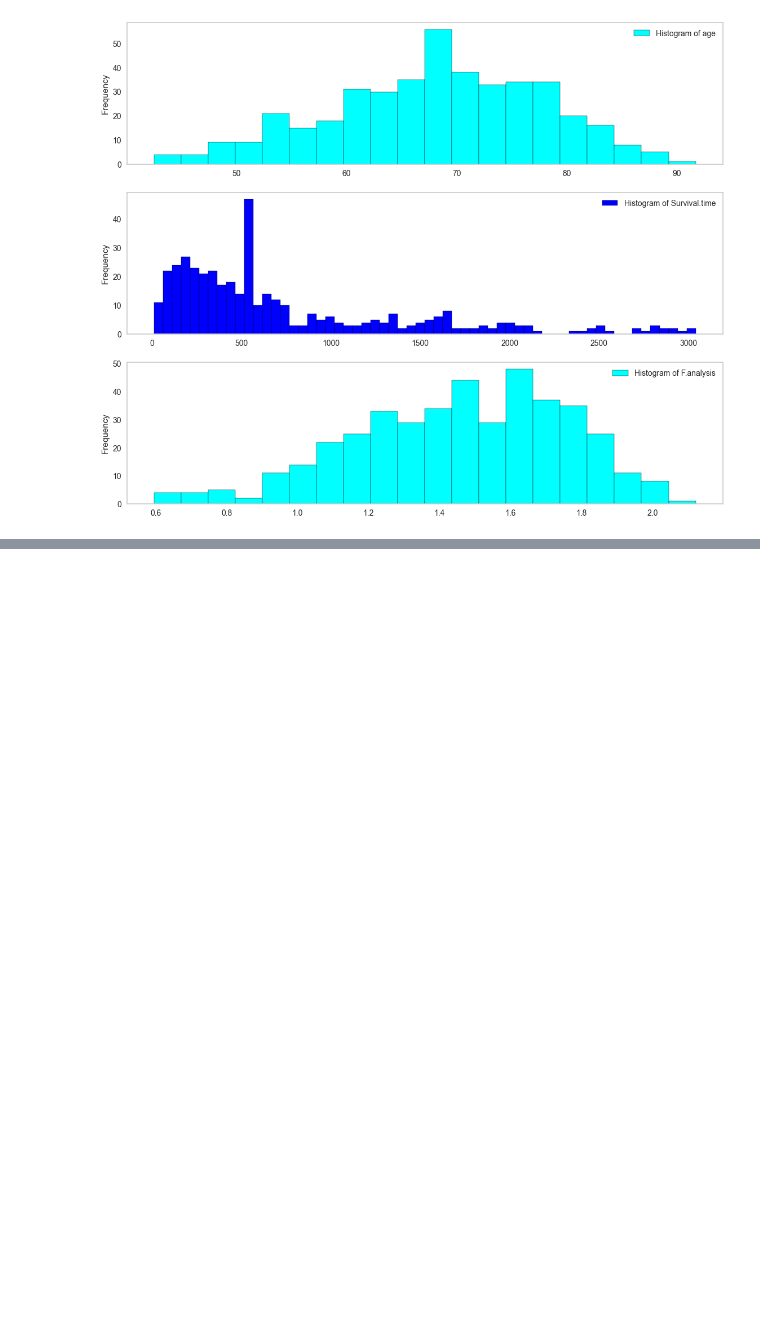
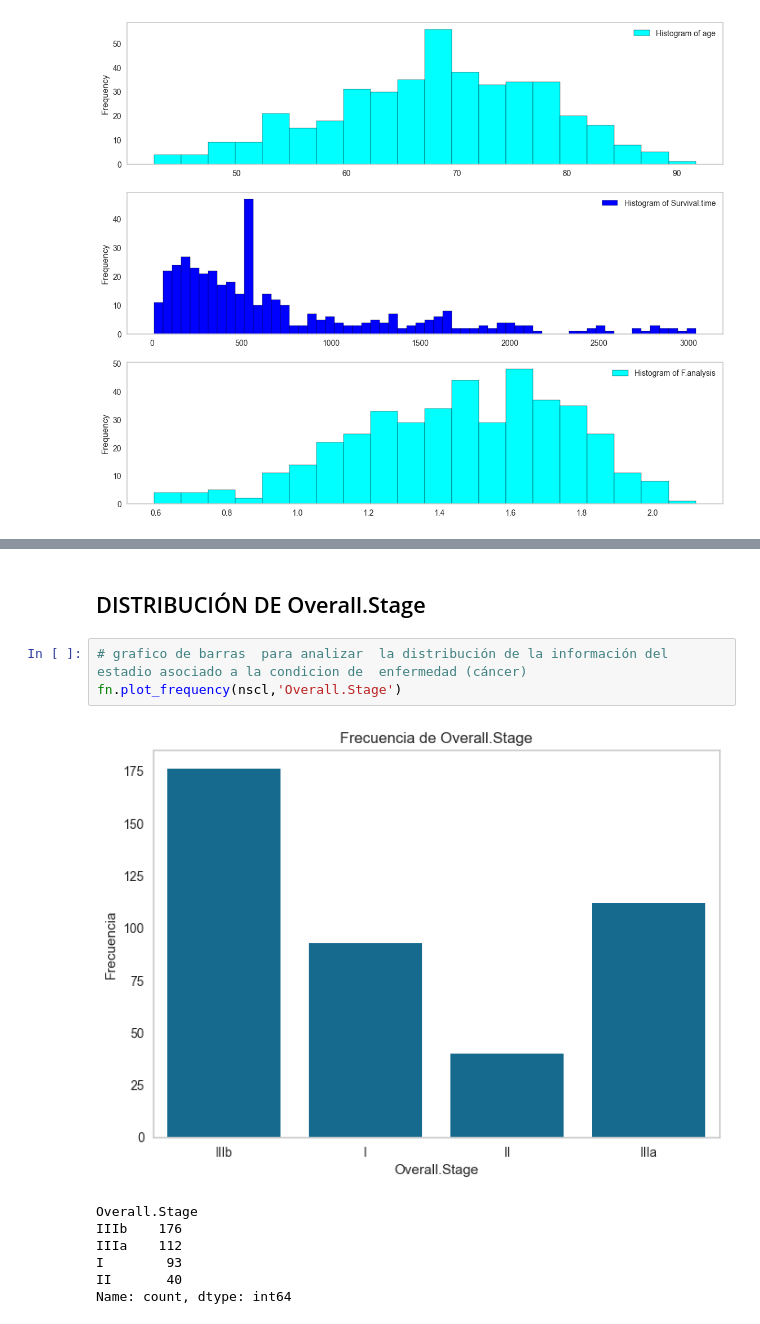
Before and after one commit to diosimar/Fractal-analysis-AI-NSCLC, a Jupyter notebook: EDA.ipynb, the cells around one changed output, grey strips where cells are left out. Cells and saved outputs as stored; diff of their text form; blank space fills up the shorter version.

```diff
--- a/EDA.ipynb
+++ b/EDA.ipynb
@@ -347,0 +388,13 @@ plt.grid(False)
+# %% [markdown]
+## DISTRIBUCIÓN DE Overall.Stage
+# %%
+# grafico de barras  para analizar  la distribución de la información del estadio asociado a la condicion de  enfermedad (cáncer)
+fn.plot_frequency(nscl,'Overall.Stage')
+# %% [output]
+[figure, added]
+Overall.Stage
+IIIb    176
+IIIa    112
+I        93
+II       40
+Name: count, dtype: int64
```
Also changed, not shown: parts of 11 cells of this notebook, 1 other file.
